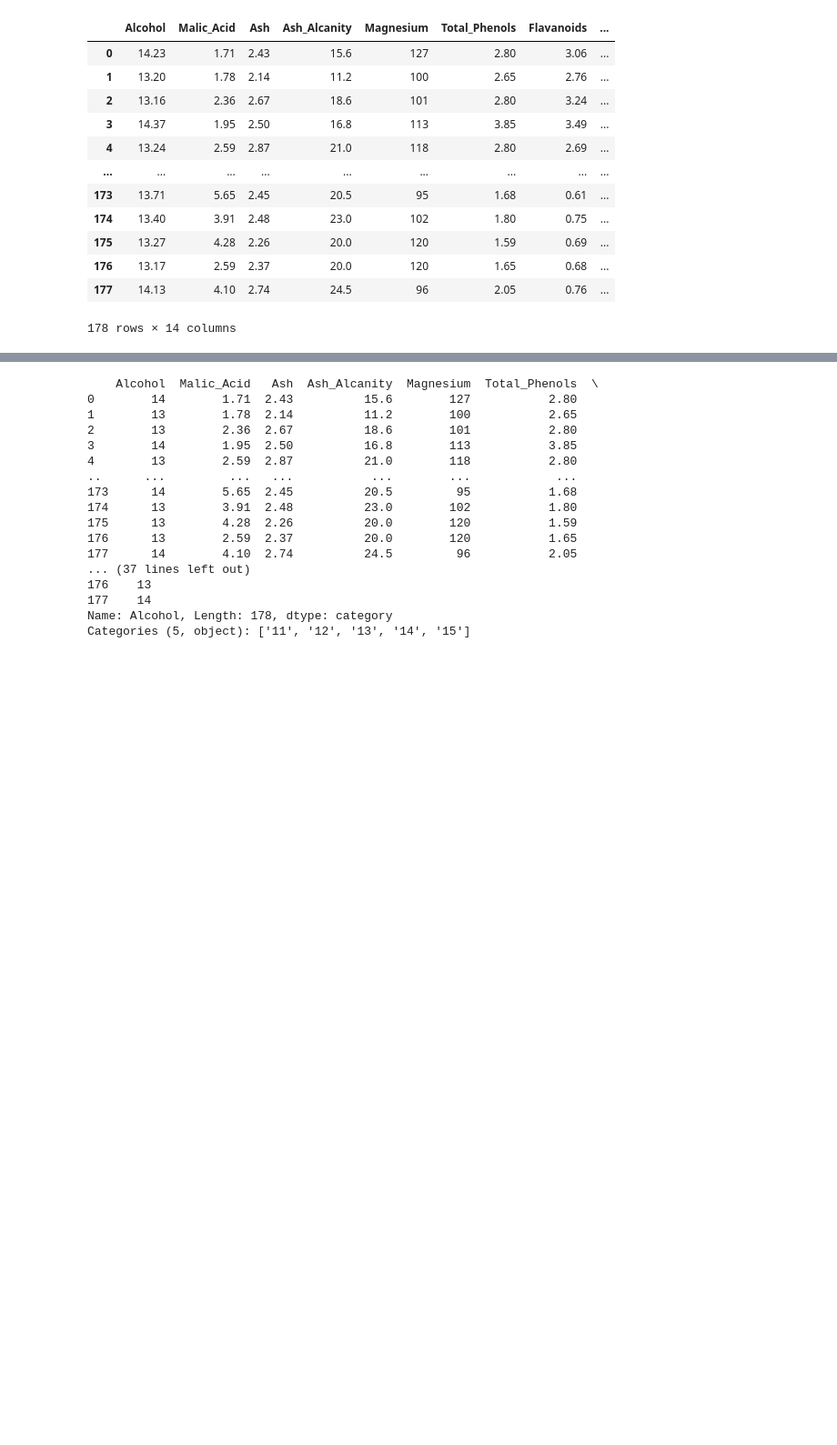
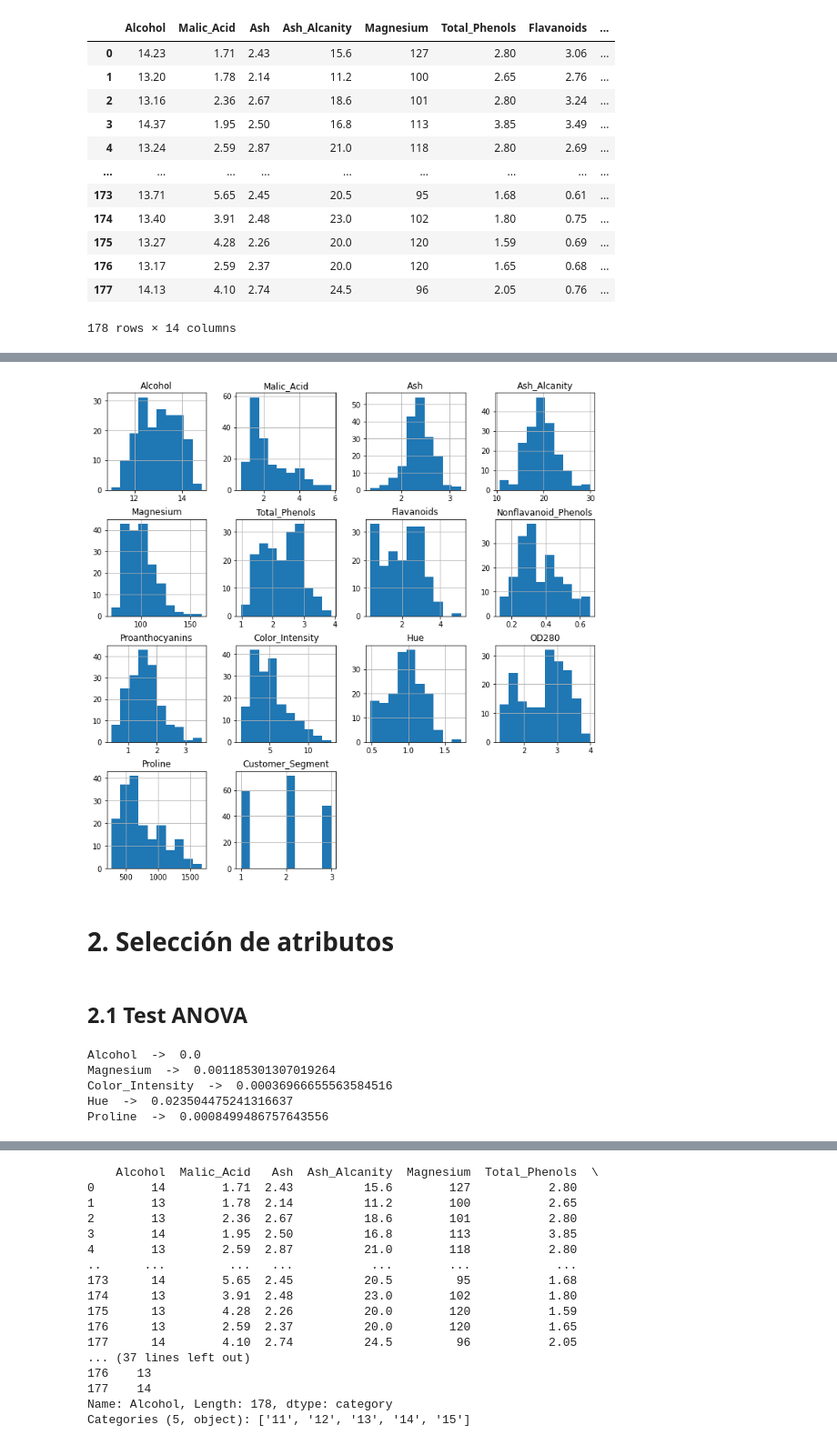
Before and after one commit to GermanMT/FeatureLearning-ML, a Jupyter notebook: unsupervised.ipynb, the cells around one changed output, grey strips where cells are left out. Shown at 91% size. Drawn from its saved outputs; the diff is of its cells as text; code cells hidden in the pictures; blank space fills up the shorter version.

```diff
--- a/unsupervised.ipynb
+++ b/unsupervised.ipynb
@@ -35,3 +49,12 @@ DATOS
 | 176 | 13.17 | 2.59 | 2.37 | 20.0 | 120 | 1.65 | 0.68 | ... |
 | 177 | 14.13 | 4.10 | 2.74 | 24.5 | 96 | 2.05 | 0.76 | ... |
 178 rows × 14 columns
+# %%
+# Eliminar datos perdidos (indicados con una '?')
+DATOS = DATOS[ ~ DATOS.isin(['?'])]
+
+# Quitar filas con values NaN del DataFrame
+DATOS = DATOS.dropna(axis = 0)
+
+# Mostrar datos pre-procesados
+DATOS
@@ -37,0 +98,4 @@ DATOS
+# %%
+# Trasformar los datos a numéricos para habilitar un análisis mas extenso
+DATOS = DATOS.apply(pd.to_numeric)
+DATOS.dtypes
@@ -37,0 +131,6 @@ DATOS
+# %%
+# Dibujar un histograma para cada variable
+DATOS.hist(figsize = (12, 12))
+plt.show()
+# %% [output]
+[figure, added]
@@ -37,0 +143,2 @@ DATOS
+# %% [markdown]
+# 2. Selección de atributos
@@ -37,0 +166,2 @@ DATOS
+# %% [markdown]
+## 2.1 Test ANOVA
@@ -37,0 +171,11 @@ DATOS
+# %%
+# EJERCICIO: mostrar los atributos de X cuyos pvalues obtenidos por el test ANOVA sean menores o iguales que 0.05
+for atrib, pvalor in zip(X.columns, pvalues):
+    if pvalor < 0.05:
+        print(atrib, ' -> ', pvalor)
+# %% [output]
+Alcohol  ->  0.0
+Magnesium  ->  0.001185301307019264
+Color_Intensity  ->  0.00036966655563584516
+Hue  ->  0.023504475241316637
+Proline  ->  0.0008499486757643556
```
Also changed, not shown: parts of 22 cells of this notebook, 1 other file.
